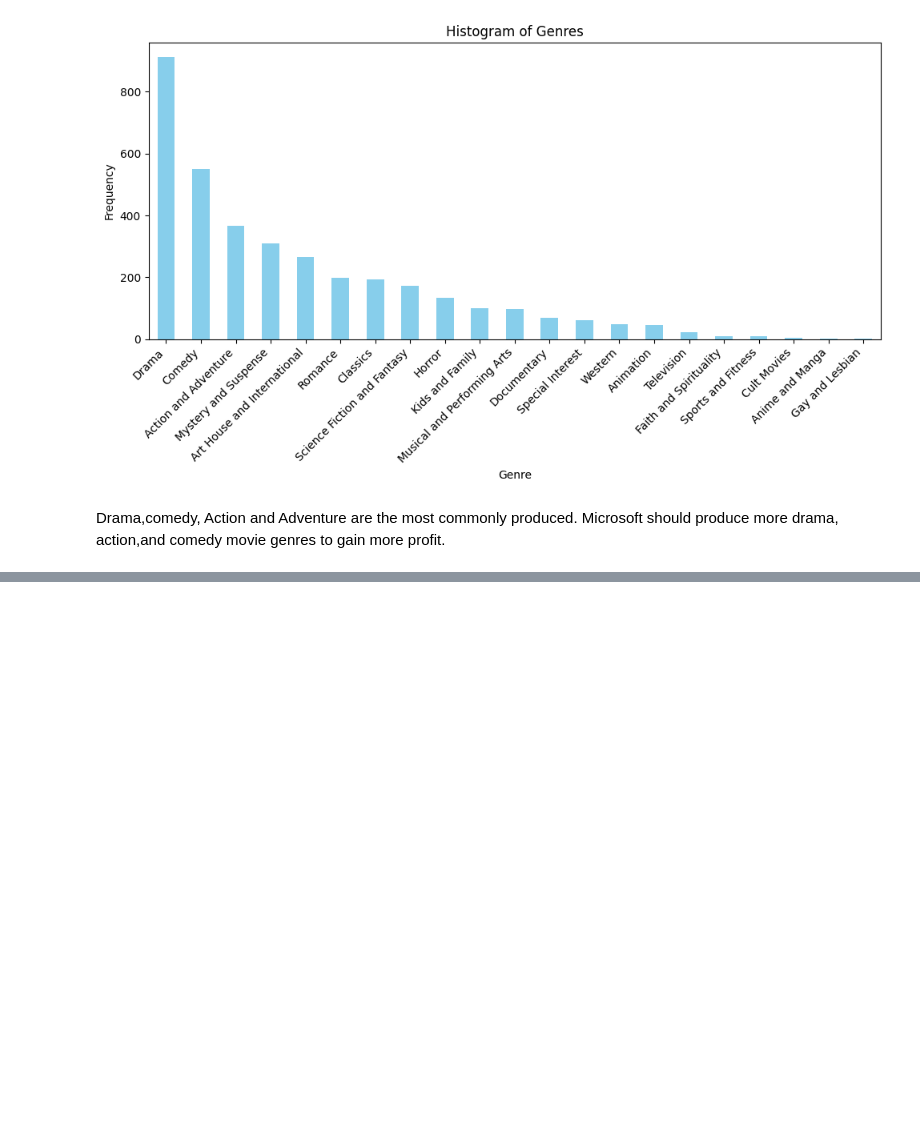
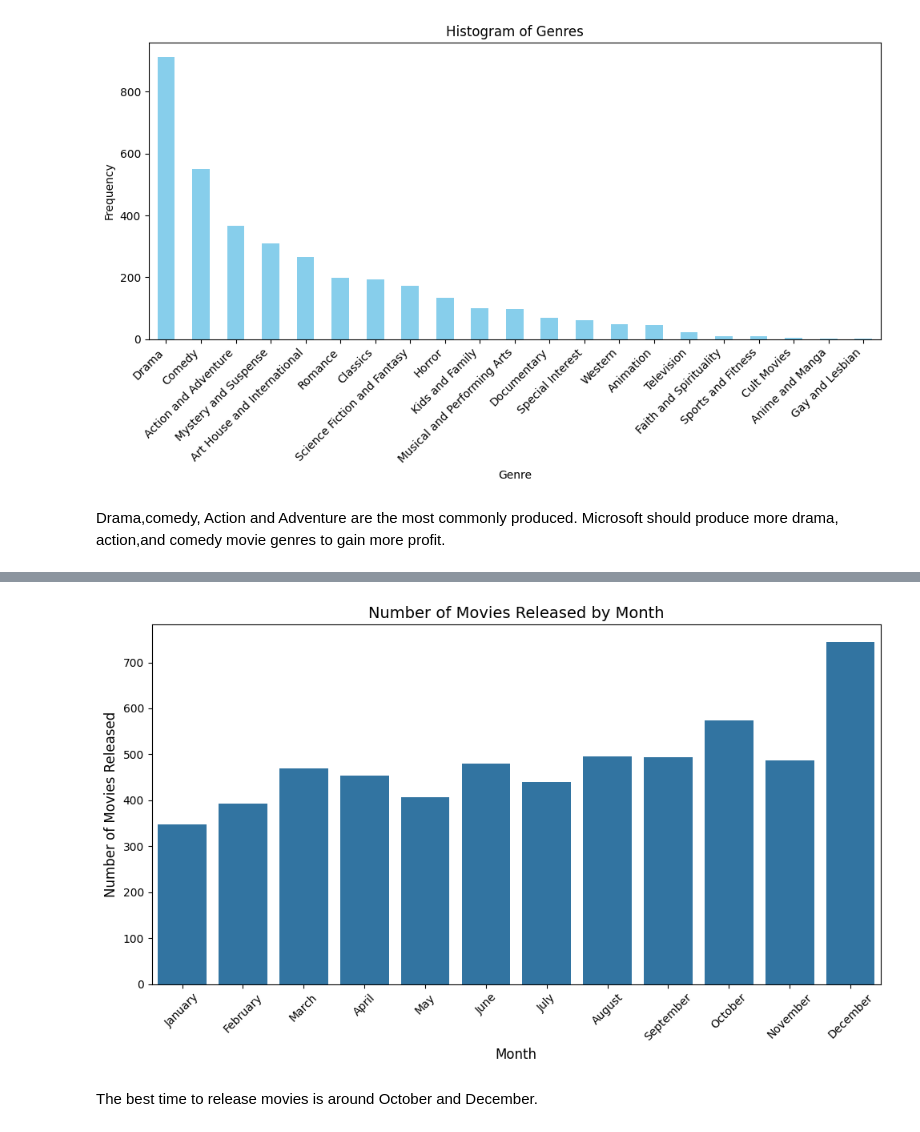
Before and after one commit to Njeri-Ndura/Microsoft_movie_analysis, a Jupyter notebook: student.ipynb, the cells around one changed output, grey strips where cells are left out. Drawn from its saved outputs; the diff is of its cells as text; code cells hidden in the pictures; blank space fills up the shorter version.

```diff
--- a/student.ipynb
+++ b/student.ipynb
@@ -329,0 +352,5 @@ Drama,comedy, Action and Adventure are the most commonly produced. Microsoft sho
+# %%
+#To display just the month
+Data_date =  [x.strftime('%B') for x in df_movie_budget['release_date']]
+df_movie_budget['month'] = Data_date
+df_movie_budget
@@ -329,0 +395,20 @@ Drama,comedy, Action and Adventure are the most commonly produced. Microsoft sho
+# %%
+# Grouping by month and counting the number of movies released each month
+month_total = df_movie_budget.groupby('month')['movie'].count().reset_index()
+
+# Sorting the data by the number of movies in descending order
+month_total = month_total.sort_values(by='movie', ascending=False)
+
+# Plotting
+plt.figure(figsize=(10, 6))
+sns.barplot(x='month', y='movie', data=month_total,order=['January', 'February', 'March', 'April', 'May', 'June', 'July', 'August', 'September', 'October', 'November', 'December'])
+plt.xlabel('Month', fontsize=12)
+plt.ylabel('Number of Movies Released', fontsize=12)
+plt.title('Number of Movies Released by Month', fontsize=14)
+plt.xticks(rotation=45)
+plt.tight_layout()
+plt.show()
+# %% [output]
+[figure, added]
+# %% [markdown]
+The best time to release movies is around October and December.
```
Also changed, not shown: parts of 7 cells of this notebook.
